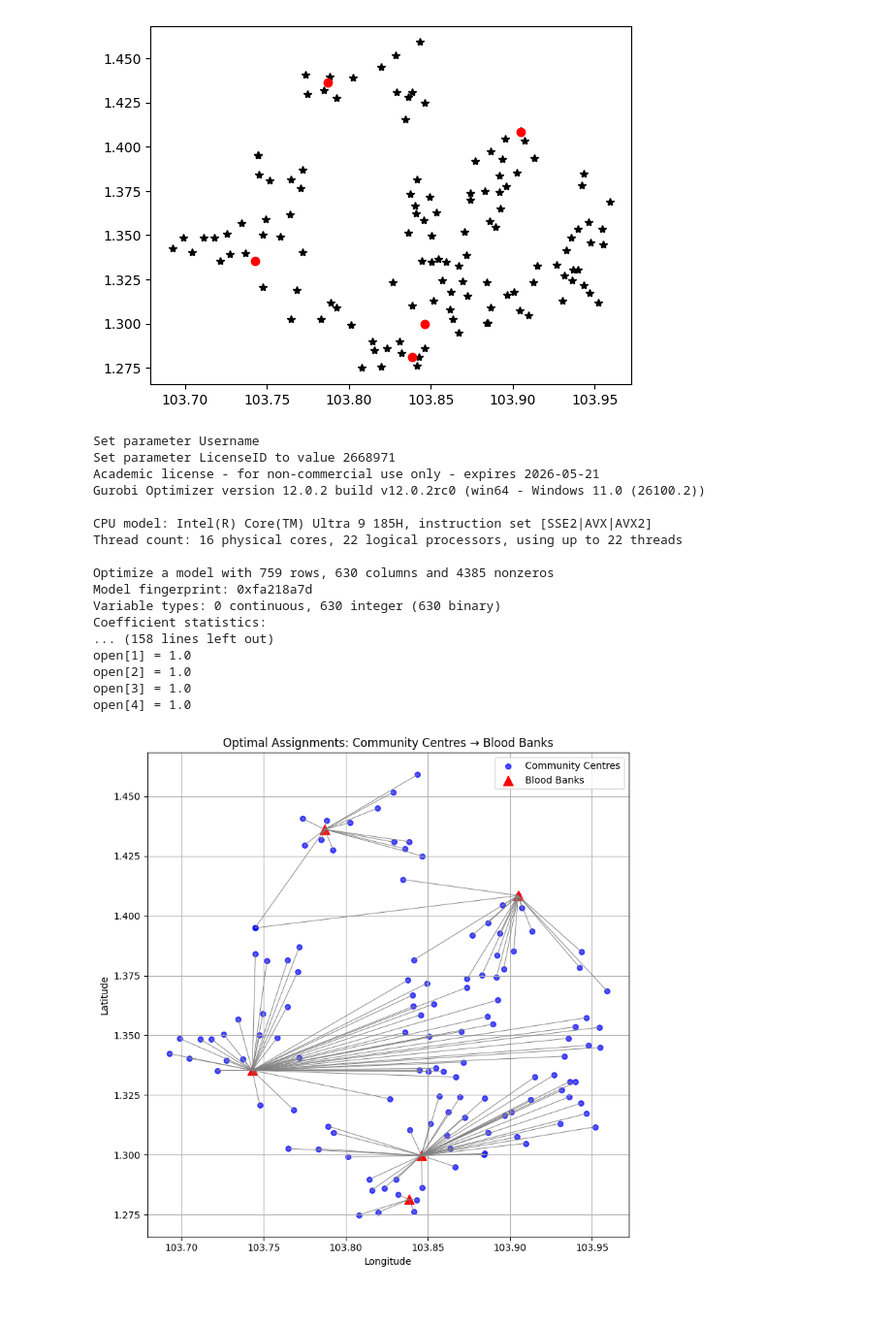
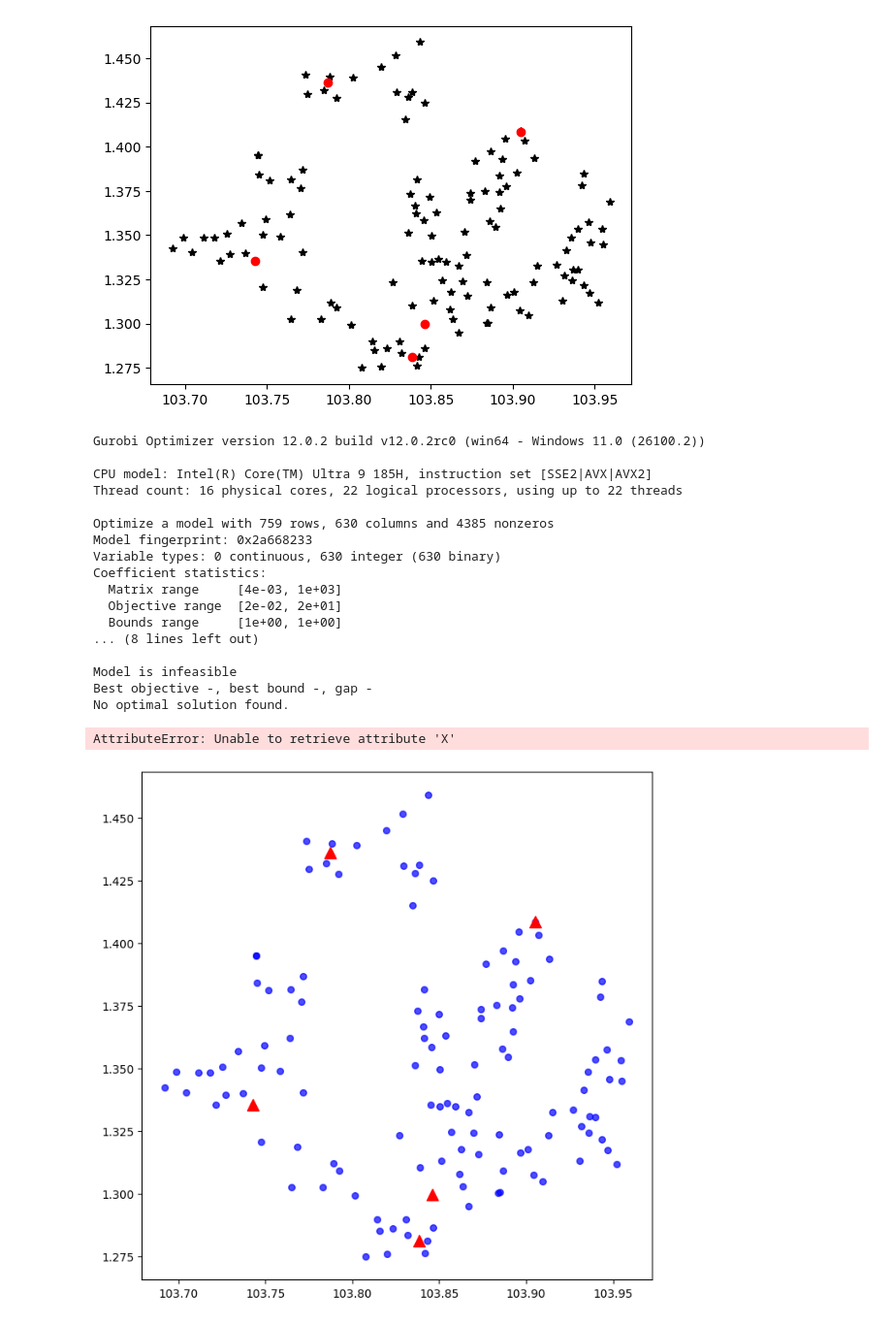
Before and after one commit to benedict-9/HST_proj1, a Jupyter notebook: distance computation.ipynb, the cells around one changed output. Shown at 97% size. Saved outputs shown, nothing was run; the diff lists cells and outputs as text; code cells hidden in the pictures.

Commit message:
daily/yearly blood amounts

```diff
--- a/distance computation.ipynb
+++ b/distance computation.ipynb
@@ -120,13 +120,13 @@ model.addConstrs((gp.quicksum(x[i, j] for i in I) == 1 for j in J), name="assign
 model.addConstrs((x[i, j] <= y[i] for i in I for j in J), name="only_open")
 model.addConstr(gp.quicksum(y[i] for i in I) == nbrblood, name="open_facilities")
 
-q_c = []    # Change this
-g_b = [50, 60, 70, 65, 55]                 # Min blood required at each bank
-q_b = [100, 120, 130, 110, 115]            # Max capacity at each bank
+q_c = pd.read_csv('community_centres_with_blood_collection.csv')['Amount of Blood Collected']/365    # Change this
+g_b = [50, 60, 70, 65, 55]*500                 # Min blood required at each bank
+q_b = [100, 120, 130, 110, 115]*500            # Max capacity at each bank
 
-model.addConstr(gp.quicksum(q_c[i] * x[i, j] for i in I for j in J) >= 400, name="lower_bound_sum")
+model.addConstr(gp.quicksum(q_c[i] * x[i, j] for i in I for j in J) >= 400*500, name="lower_bound_sum")
 
-model.addConstr(gp.quicksum(q_c[i] * x[i, j] for i in I for j in J) <= 400*1.6, name="upper_bound_sum")
+model.addConstr(gp.quicksum(q_c[i] * x[i, j] for i in I for j in J) <= 400*1.6*500, name="upper_bound_sum")
 
 model.addConstrs((gp.quicksum(x[i, j] for j in J) <= q_b[i] * y[i] for i in I), name="capacity_constraints")  # Capacity constraints for each bank
 
@@ -147,52 +147,56 @@ if model.status == gp.GRB.OPTIMAL:
 else:
     print("No optimal solution found.")
 # %% [output]
-Set parameter Username
-Set parameter LicenseID to value 2668971
-Academic license - for non-commercial use only - expires 2026-05-21
 Gurobi Optimizer version 12.0.2 build v12.0.2rc0 (win64 - Windows 11.0 (26100.2))
 
 CPU model: Intel(R) Core(TM) Ultra 9 185H, instruction set [SSE2|AVX|AVX2]
 Thread count: 16 physical cores, 22 logical processors, using up to 22 threads
 
 Optimize a model with 759 rows, 630 columns and 4385 nonzeros
-Model fingerprint: 0xfa218a7d
+Model fingerprint: 0x2a668233
 Variable types: 0 continuous, 630 integer (630 binary)
 Coefficient statistics:
-... (158 lines left out)
-open[1] = 1.0
-open[2] = 1.0
-open[3] = 1.0
-open[4] = 1.0
+  Matrix range     [4e-03, 1e+03]
+  Objective range  [2e-02, 2e+01]
+  Bounds range     [1e+00, 1e+00]
+... (8 lines left out)
+
+Model is infeasible
+Best objective -, best bound -, gap -
+No optimal solution found.
 # %%
 
 # Assume you have:
 # df_comm: DataFrame with columns ['Y','X','Name'] for community centres
 # df_bank: DataFrame with ['Latitude','Longitude','Blood Bank'] for blood banks
 
 # Extract coordinates
 comm_coords = geodata[['X','Y']].values
 bank_coords = bloodbankcoords[['Longitude','Latitude']].values
 
 # Plot nodes
 plt.figure(figsize=(8, 8))
 plt.scatter(comm_coords[:,0], comm_coords[:,1], c='blue', label='Community Centres', s=30, alpha=0.7)
 plt.scatter(bank_coords[:,0], bank_coords[:,1], c='red', label='Blood Banks', s=100, marker='^')
 
 # Draw assignment lines
+# Get variable values as a dictionary
+x_vals = {(i, j): x[i, j].X for i in I for j in J}
+
 for i in I:
     for j in J:
-        if x[i, j].X > 0.5:
+        if x_vals[i, j] > 0.5:
             bx, by = bank_coords[i]
             cx, cy = comm_coords[j]
             plt.plot([bx, cx], [by, cy], c='gray', linewidth=0.7)
 
 plt.title("Optimal Assignments: Community Centres → Blood Banks")
 plt.xlabel("Longitude")
 plt.ylabel("Latitude")
 plt.legend()
 plt.grid(True)
 plt.tight_layout()
 plt.show()
 # %% [output]
+AttributeError: Unable to retrieve attribute 'X'
-[figure, old version]
+[figure, new version]
```
Also changed, not shown: 3 other files.
